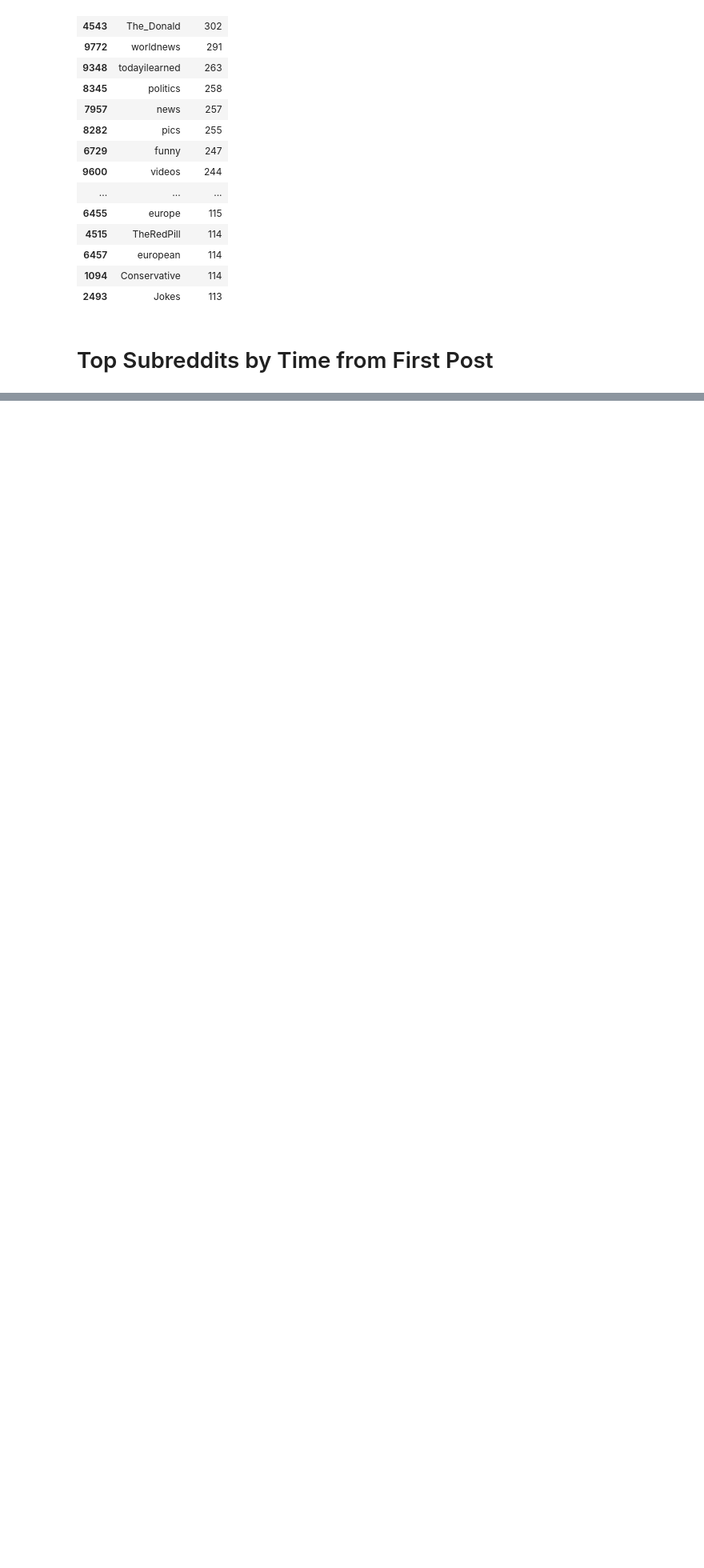
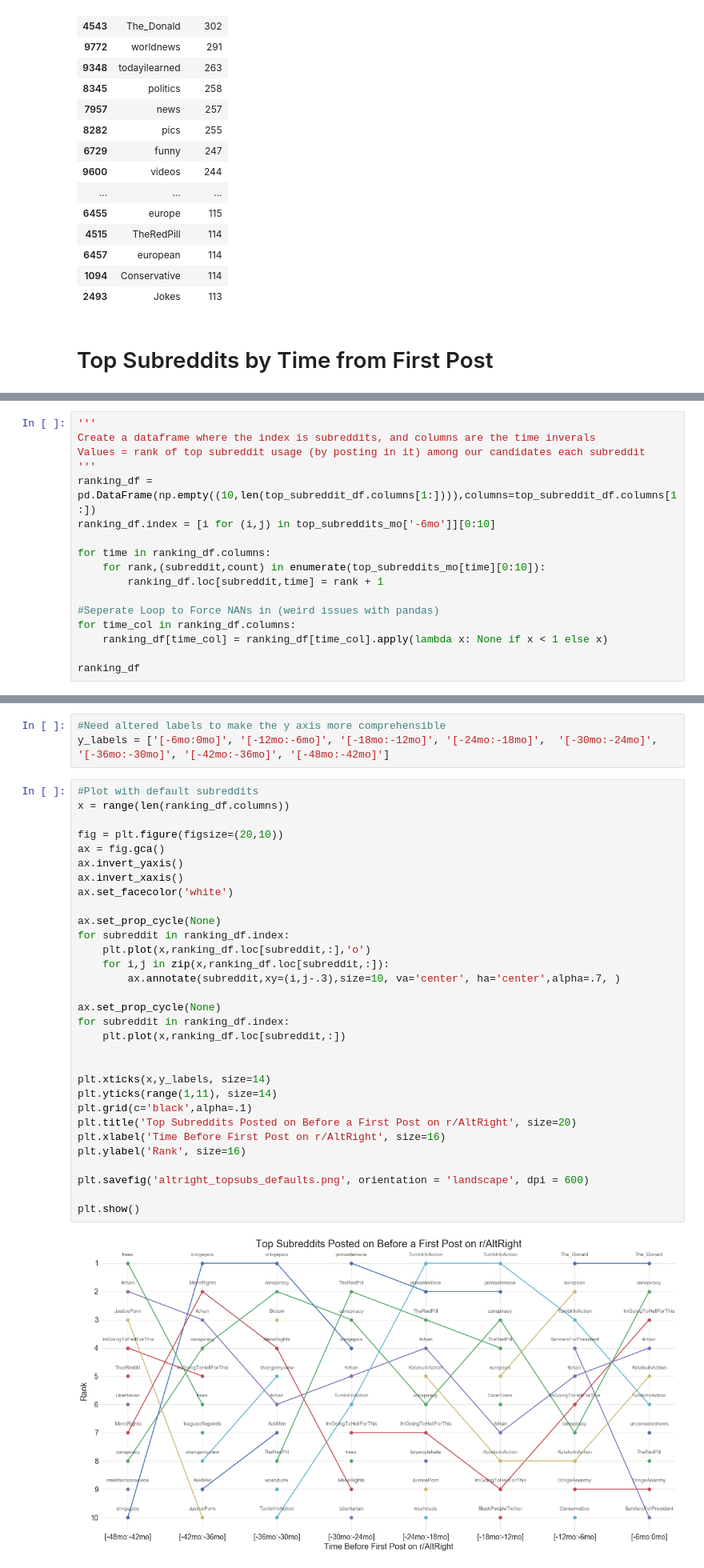
Before and after one commit to cttong/reddit_tracking, a Jupyter notebook: candidate_data_check.ipynb, the cells around one changed output, grey strips where cells are left out. Shown at 80% size. Drawn from its saved outputs; the diff is of its cells as text; blank space fills up the shorter version.

```diff
--- a/candidate_data_check.ipynb
+++ b/candidate_data_check.ipynb
@@ -284,0 +290,17 @@ for time in top_subreddit_df.columns[1:]:
+# %%
+'''
+Create a dataframe where the index is subreddits, and columns are the time inverals
+Values = rank of top subreddit usage (by posting in it) among our candidates each subreddit
+'''
+ranking_df = pd.DataFrame(np.empty((10,len(top_subreddit_df.columns[1:]))),columns=top_subreddit_df.columns[1:])
+ranking_df.index = [i for (i,j) in top_subreddits_mo['-6mo']][0:10]
+
+for time in ranking_df.columns:
+    for rank,(subreddit,count) in enumerate(top_subreddits_mo[time][0:10]):
+        ranking_df.loc[subreddit,time] = rank + 1
+
+#Seperate Loop to Force NANs in (weird issues with pandas)
+for time_col in ranking_df.columns:
+    ranking_df[time_col] = ranking_df[time_col].apply(lambda x: None if x < 1 else x)
+
+ranking_df
@@ -284,0 +325,36 @@ for time in top_subreddit_df.columns[1:]:
+# %%
+#Need altered labels to make the y axis more comprehensible
+y_labels = ['[-6mo:0mo]', '[-12mo:-6mo]', '[-18mo:-12mo]', '[-24mo:-18mo]',  '[-30mo:-24mo]', '[-36mo:-30mo]', '[-42mo:-36mo]', '[-48mo:-42mo]']
+# %%
+#Plot with default subreddits
+x = range(len(ranking_df.columns))
+
+fig = plt.figure(figsize=(20,10))
+ax = fig.gca()
+ax.invert_yaxis()
+ax.invert_xaxis()
+ax.set_facecolor('white')
+
+ax.set_prop_cycle(None)
+for subreddit in ranking_df.index:
+    plt.plot(x,ranking_df.loc[subreddit,:],'o')
+    for i,j in zip(x,ranking_df.loc[subreddit,:]):
+        ax.annotate(subreddit,xy=(i,j-.3),size=10, va='center', ha='center',alpha=.7, )
+
+ax.set_prop_cycle(None)
+for subreddit in ranking_df.index:
+    plt.plot(x,ranking_df.loc[subreddit,:])
+
+
+plt.xticks(x,y_labels, size=14)
+plt.yticks(range(1,11), size=14)
+plt.grid(c='black',alpha=.1)
+plt.title('Top Subreddits Posted on Before a First Post on r/AltRight', size=20)
+plt.xlabel('Time Before First Post on r/AltRight', size=16)
+plt.ylabel('Rank', size=16)
+
+plt.savefig('altright_topsubs_defaults.png', orientation = 'landscape', dpi = 600)
+
+plt.show()
+# %% [output]
+[figure, added]
```
Also changed, not shown: parts of 23 cells of this notebook, 1 other file.
